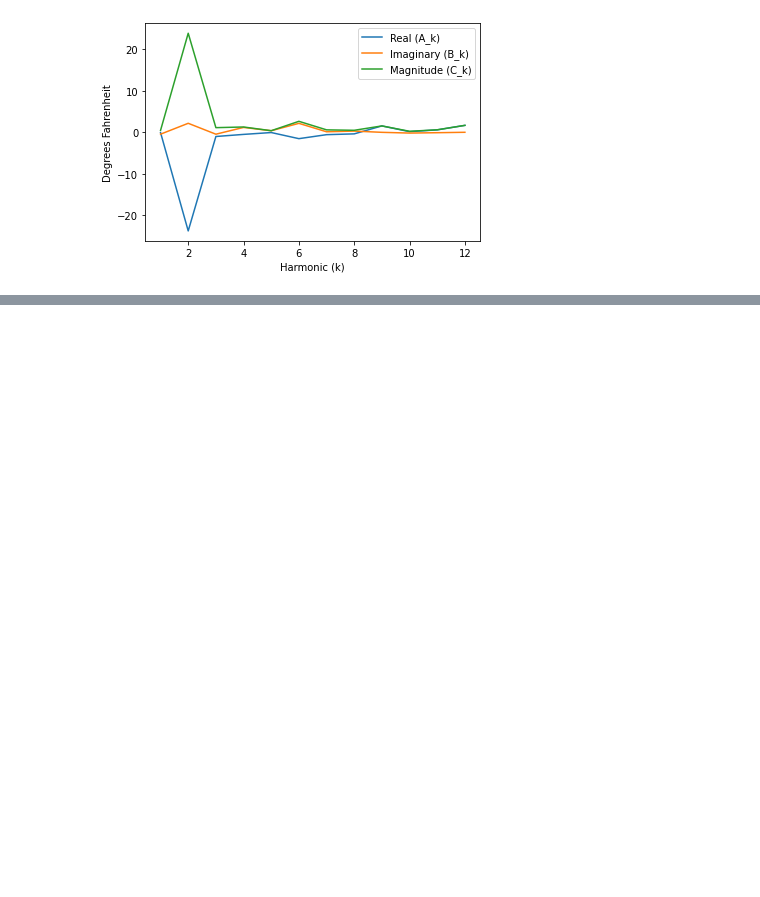
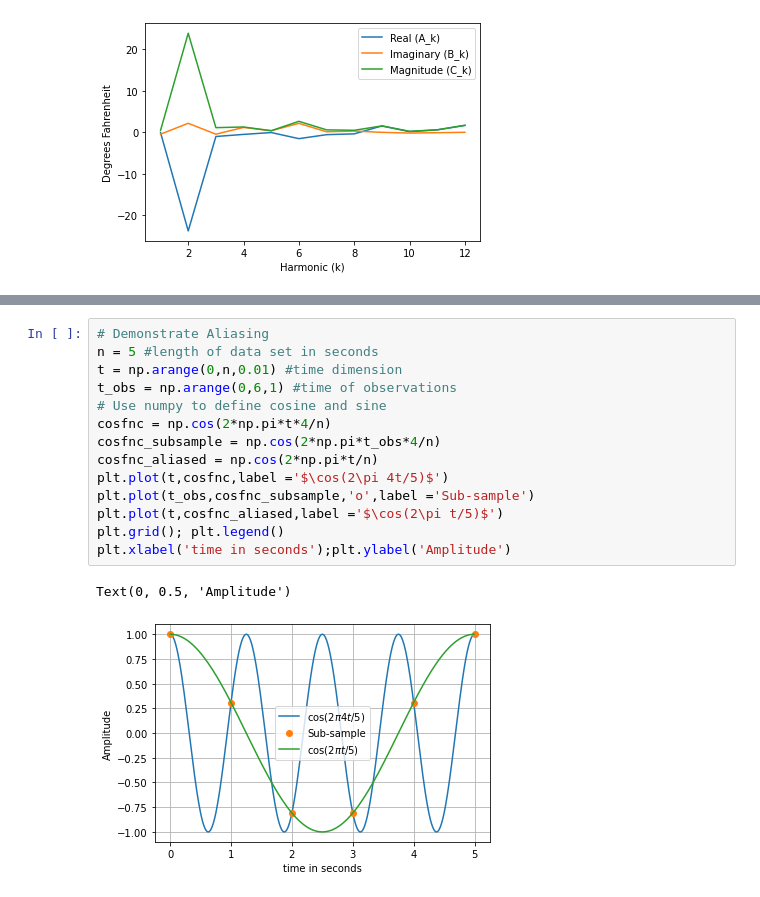
Before and after one commit to janzika/MATH5271, a Jupyter notebook: Lecture 4/MATH5271_2022_T1_Week4Lecture.ipynb, the cells around one changed output, grey strips where cells are left out. Drawn from its saved outputs; the diff is of its cells as text; blank space fills up the shorter version.

```diff
--- a/Lecture 4/MATH5271_2022_T1_Week4Lecture.ipynb
+++ b/Lecture 4/MATH5271_2022_T1_Week4Lecture.ipynb
@@ -311,0 +303,17 @@ If everyone in your group is finished and getting bored here are a few things yo
+# %%
+# Demonstrate Aliasing
+n = 5 #length of data set in seconds
+t = np.arange(0,n,0.01) #time dimension
+t_obs = np.arange(0,6,1) #time of observations
+# Use numpy to define cosine and sine
+cosfnc = np.cos(2*np.pi*t*4/n)
+cosfnc_subsample = np.cos(2*np.pi*t_obs*4/n)
+cosfnc_aliased = np.cos(2*np.pi*t/n)
+plt.plot(t,cosfnc,label ='$\cos(2\pi 4t/5)$')
+plt.plot(t_obs,cosfnc_subsample,'o',label ='Sub-sample')
+plt.plot(t,cosfnc_aliased,label ='$\cos(2\pi t/5)$')
+plt.grid(); plt.legend()
+plt.xlabel('time in seconds');plt.ylabel('Amplitude')
+# %% [output]
+Text(0, 0.5, 'Amplitude')
+[figure, added]
```
Also changed, not shown: parts of 26 cells of this notebook.
